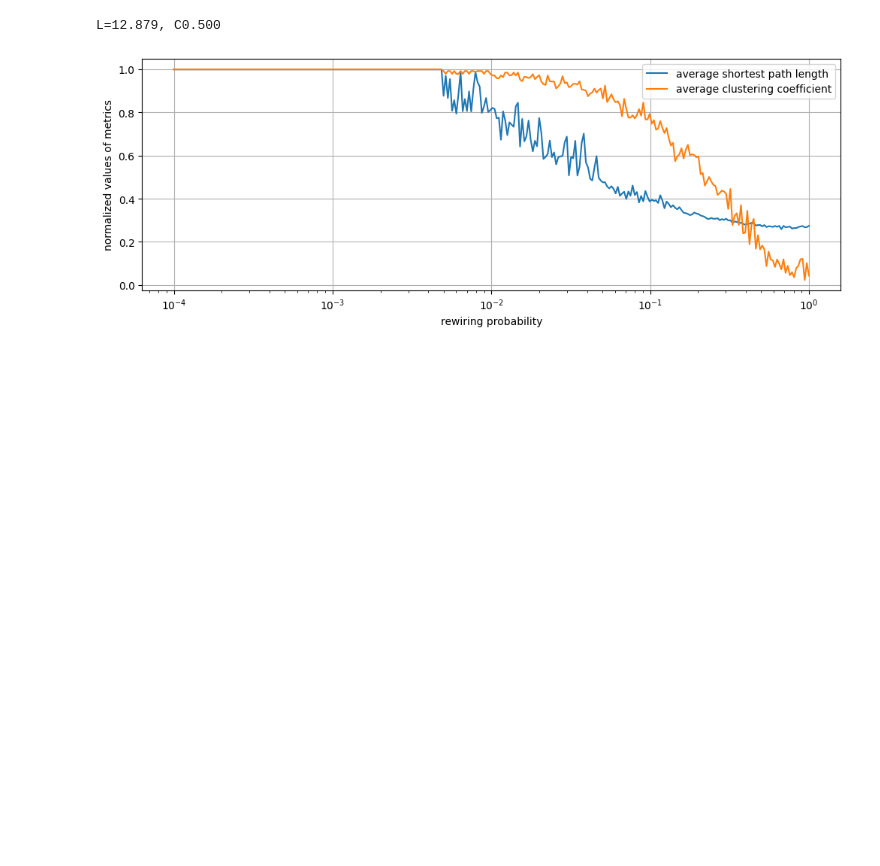
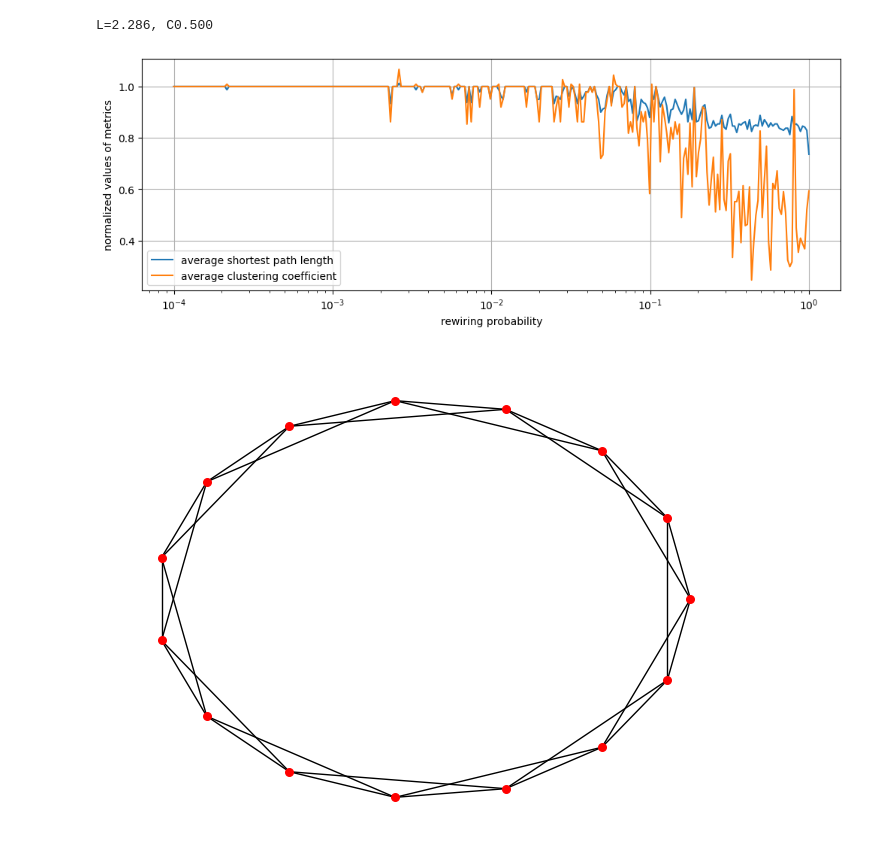
Before and after one commit to frinfo702/graph-network-sm24, a Jupyter notebook: notebooks/problem2-2.ipynb, the cells around one changed output. Cells and saved outputs as stored; diff of their text form; code cells hidden in the pictures; blank space fills up the shorter version.

```diff
--- a/notebooks/problem2-2.ipynb
+++ b/notebooks/problem2-2.ipynb
@@ -5,18 +5,21 @@ from src.models.network_generator import SmallWorldNetwork, NetworkGenerator
 from src.models.analyzer import NetworkAnalyzer
 # %%
 # initialize network generator
-generator = SmallWorldNetwork(100, 4, 1e-3)
-
+generator = SmallWorldNetwork(15, 4, 1e-2)
 # initialize analyzer
 analyzer = NetworkAnalyzer()
 
 G = generator.generate()
 L, C = analyzer.calculate_metrics(G)
 print(f"L={L:.3f}, C{C:.3f}")
 
 # analyze propaties according to p-value
 p_values, L_values, C_values = analyzer.analyze_propaties(generator, num_points=300)
 analyzer.plot_propaties(p_values, L_values, C_values)
+
+# draw
+generator.draw(G)
 # %% [output]
-L=12.879, C0.500
+L=2.286, C0.500
-[figure, old version]
+[figure, new version]
+[figure, added]
```
Also changed, not shown: parts of 2 cells of this notebook, 4 other files.
